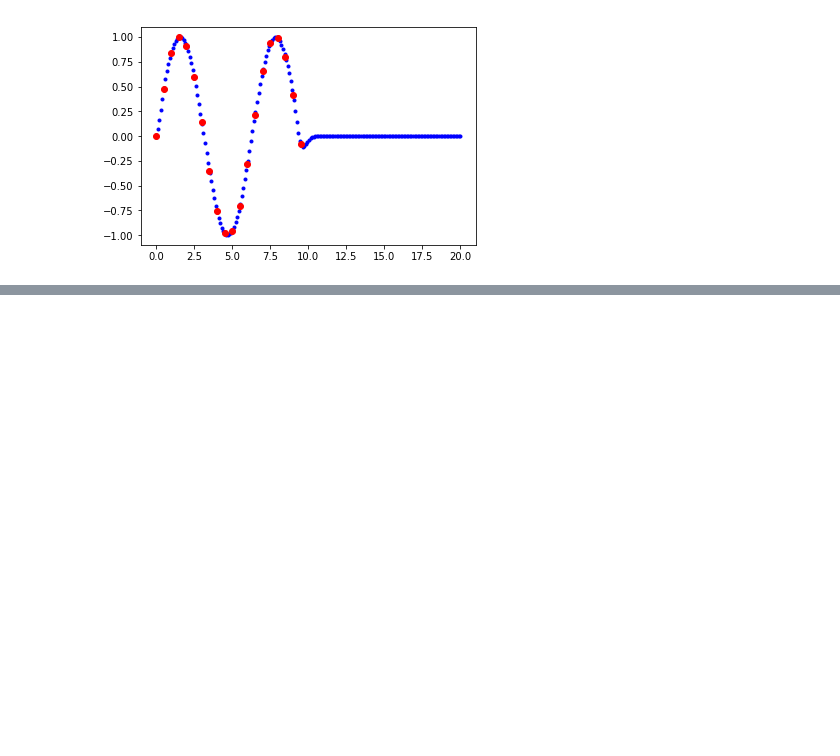
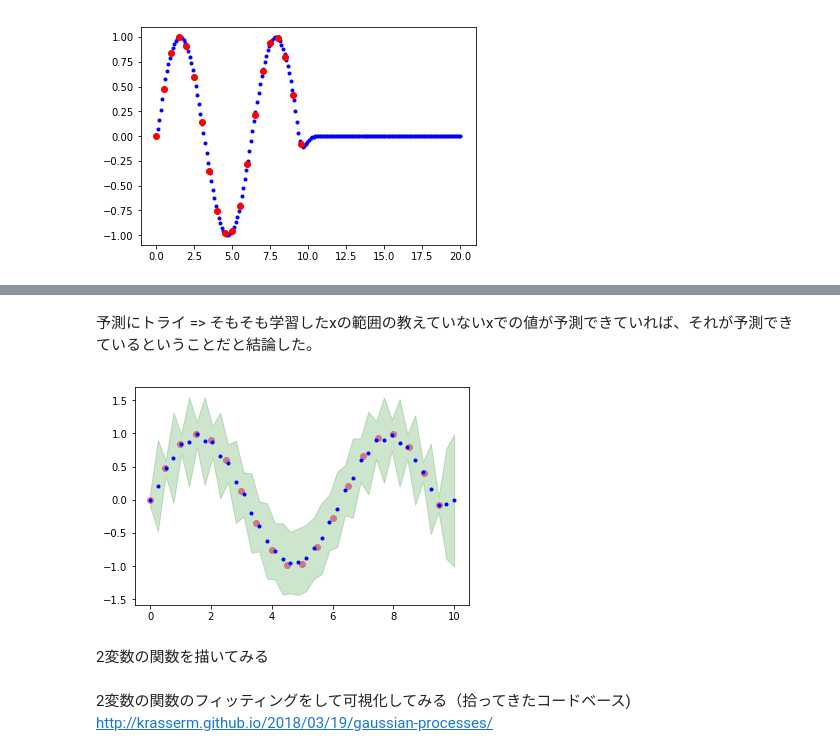
Before and after one commit to ryogrid/ryogridJupyterNotebooks, a Jupyter notebook: gaussian_process_regression_sample_org_0601.ipynb, the cells around one changed output, grey strips where cells are left out. Cells and saved outputs as stored; diff of their text form; code cells hidden in the pictures; blank space fills up the shorter version.

```diff
--- a/gaussian_process_regression_sample_org_0601.ipynb
+++ b/gaussian_process_regression_sample_org_0601.ipynb
@@ -162,0 +251,2 @@ plt.plot(x0, y0, "ro")
+# %% [markdown]
+予測にトライ => そもそも学習したxの範囲の教えていないxでの値が予測できていれば、それが予測できているということだと結論した。
@@ -162,0 +265,35 @@ plt.plot(x0, y0, "ro")
+# %%
+theta3 = [1, 20]
+x0 = np.arange(0, 10, 0.5)
+y0 = np.sin(x0)
+#y0 = 0.1*x0**3-x0**2+2*x0+5
+x1 = np.linspace(0, 10, 40)
+
+kernel = BasicKernel(theta3)
+
+noise_mat = np.eye(20) * 0.01
+
+
+k00 = kernel(*np.meshgrid(x0,x0))
+k00 = k00 + noise_mat
+k00_inv = np.linalg.inv(k00) # 逆行列
+# %%
+k01 = kernel(*np.meshgrid(x0,x1,indexing='ij'))
+k01_T = k01.T
+#print(k01_T.shape)
+k11 = kernel(*np.meshgrid(x1,x1))
+# %%
+mu = k01_T.dot(k00_inv.dot(y0)) #フィッティングした値
+# %%
+sigma = k11 - k01_T.dot(k00_inv.dot(k01))
+# %%
+plt.scatter(x0,y0,c='#ff77aa')
+plt.plot(x1,mu,'b.') # 推測された平均
+#plt.plot(x0,y0,'--r') # 本物の関数
+std = np.sqrt(sigma.diagonal()) # 各点の標準偏差は共分散行列の対角成分
+plt.fill_between(x1, mu-std, mu+std, alpha=0.2, color='g') # 推測された標準偏差の中の領域
+plt.show()
+# %% [output]
+[figure, added]
+# %% [markdown]
+2変数の関数を描いてみる
@@ -162,0 +316,3 @@ plt.plot(x0, y0, "ro")
+# %% [markdown]
+2変数の関数のフィッティングをして可視化してみる（拾ってきたコードベース)
+http://krasserm.github.io/2018/03/19/gaussian-processes/
```
Also changed, not shown: parts of 36 cells of this notebook.
